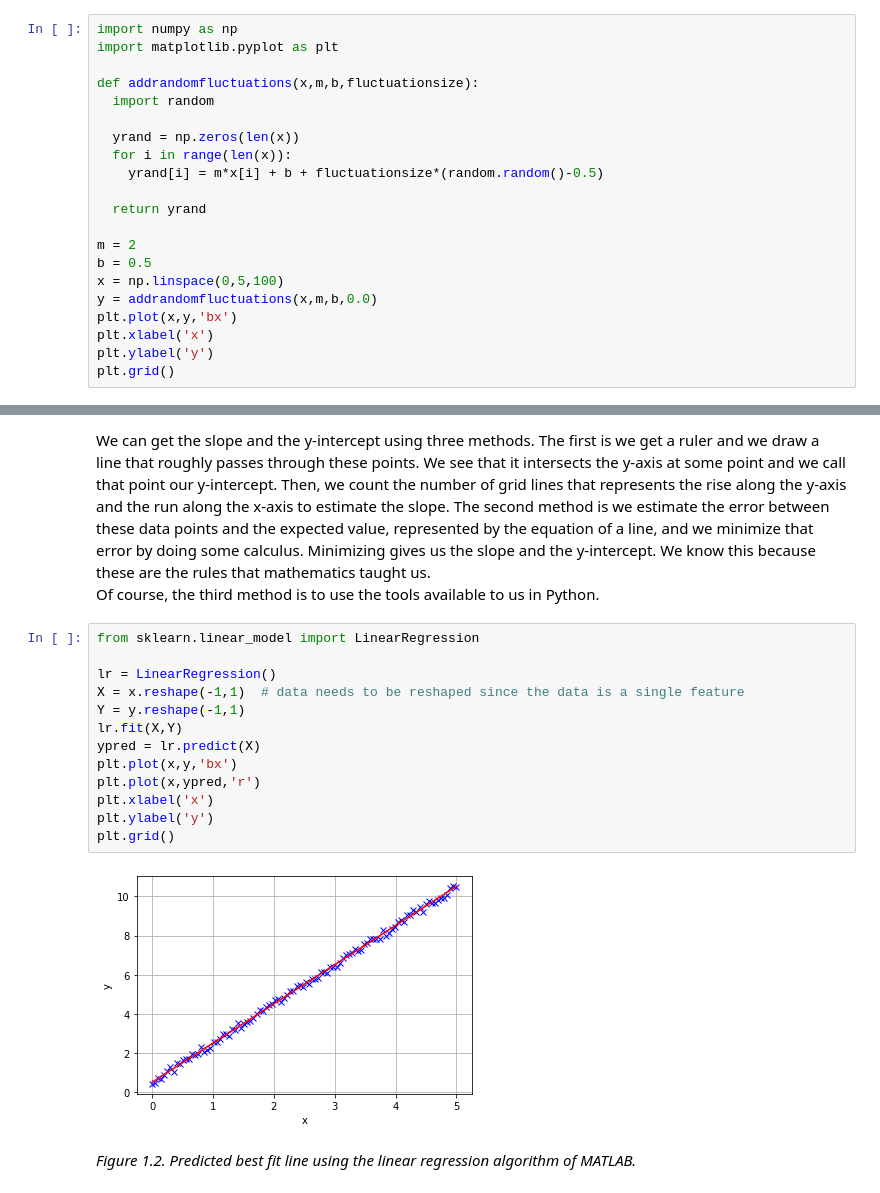
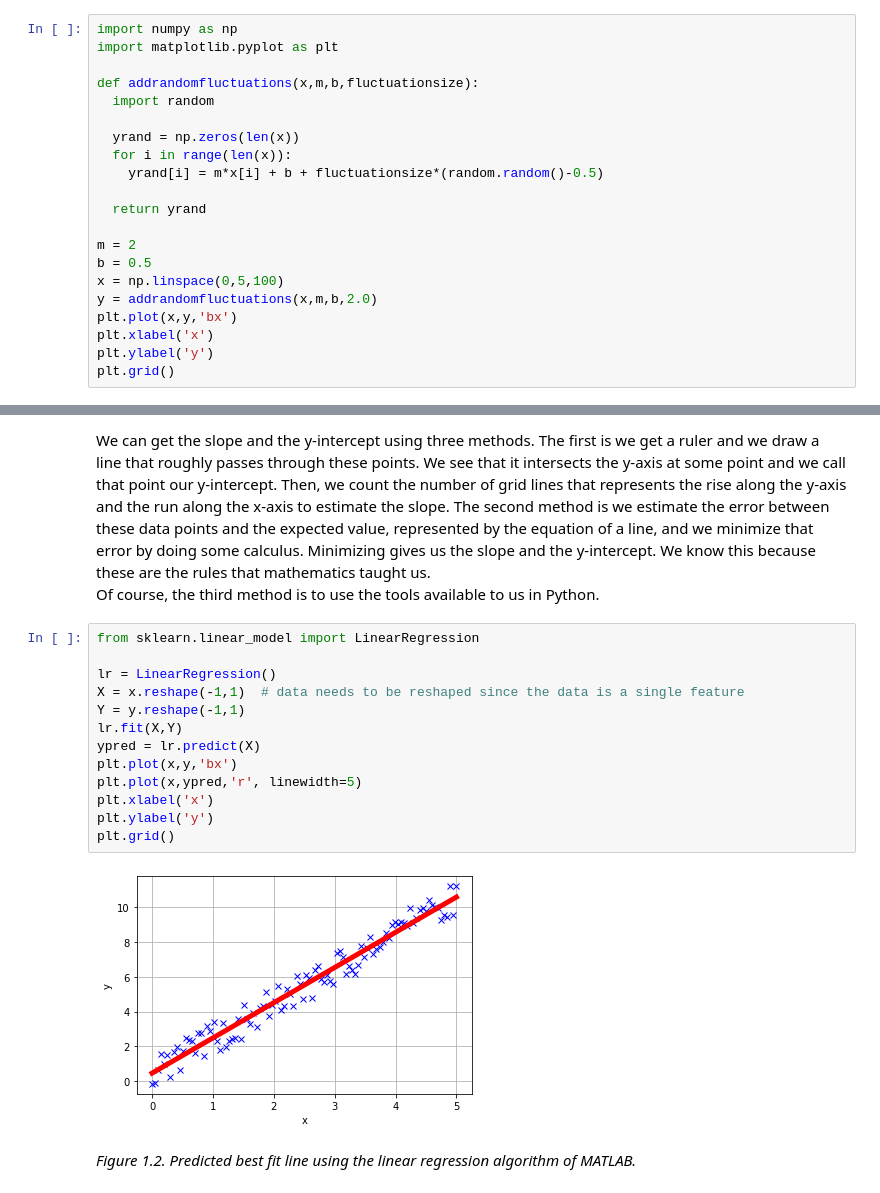
Before and after one commit to iaagulo/Machine-Learning-Basics, a Jupyter notebook: Machine_Learning_1_0.ipynb, the cells around one changed output, grey strips where cells are left out. Cells and saved outputs as stored; diff of their text form.

```diff
--- a/Machine_Learning_1_0.ipynb
+++ b/Machine_Learning_1_0.ipynb
@@ -20,7 +20,7 @@ def addrandomfluctuations(x,m,b,fluctuationsize):
 m = 2
 b = 0.5
 x = np.linspace(0,5,100)
-y = addrandomfluctuations(x,m,b,0.0)
+y = addrandomfluctuations(x,m,b,2.0)
 plt.plot(x,y,'bx')
 plt.xlabel('x')
 plt.ylabel('y')
@@ -38,18 +38,18 @@ Of course, the third method is to use the tools available to us in Python.
 # %%
 from sklearn.linear_model import LinearRegression
 
 lr = LinearRegression()
 X = x.reshape(-1,1)  # data needs to be reshaped since the data is a single feature
 Y = y.reshape(-1,1)
 lr.fit(X,Y)
 ypred = lr.predict(X)
 plt.plot(x,y,'bx')
-plt.plot(x,ypred,'r')
+plt.plot(x,ypred,'r', linewidth=5)
 plt.xlabel('x')
 plt.ylabel('y')
 plt.grid()
 # %% [output]
-[figure, old version]
+[figure, new version]
 # %% [markdown]
 *Figure 1.2. Predicted best fit line using the linear regression algorithm of MATLAB.*
 # %% [markdown]
```
Also changed, not shown: parts of 1 cell of this notebook.
